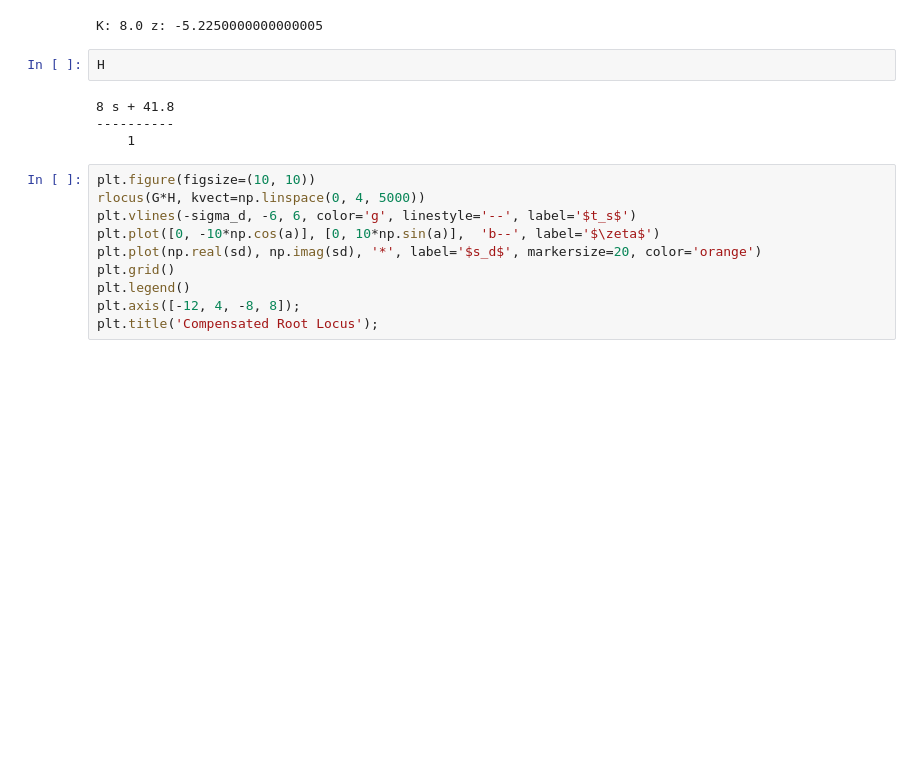
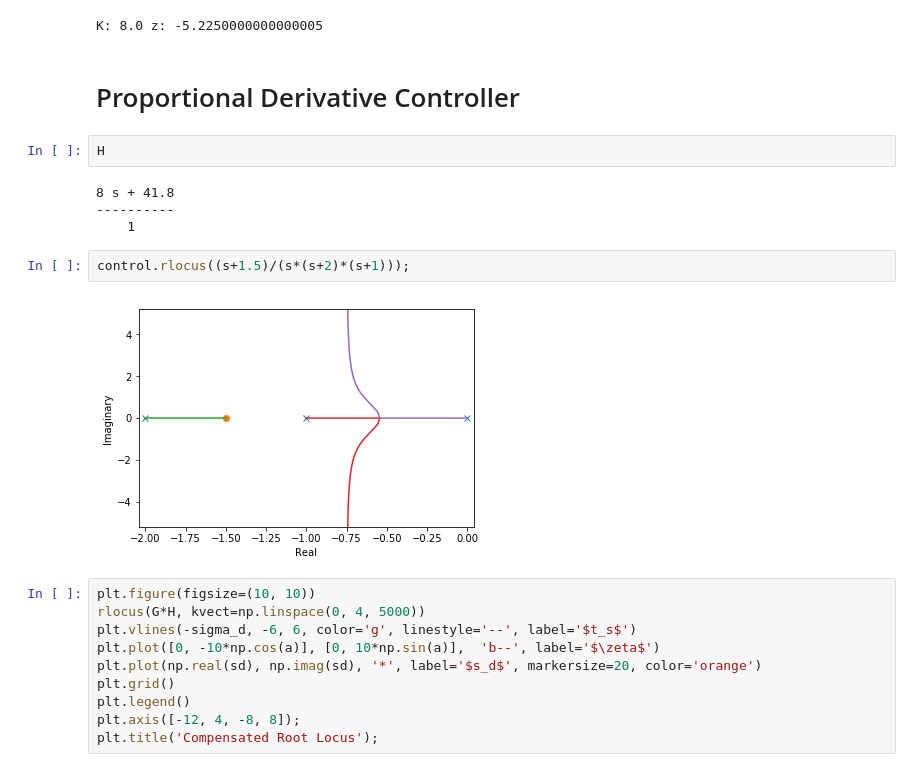
Before and after one commit to jgoppert/aae364_notebook, a Jupyter notebook: Pendulum.ipynb, the cells around one changed output. Cells and saved outputs as stored; diff of their text form; blank space fills up the shorter version.

```diff
--- a/Pendulum.ipynb
+++ b/Pendulum.ipynb
@@ -144,12 +144,18 @@ H = C*K
 print('K:', K, 'z:', z)
 # %% [output]
 K: 8.0 z: -5.2250000000000005
+# %% [markdown]
+# Proportional Derivative Controller
 # %%
 H
 # %% [output]
 8 s + 41.8
 ----------
     1
+# %%
+control.rlocus((s+1.5)/(s*(s+2)*(s+1)));
+# %% [output]
+[figure, added]
 # %%
 plt.figure(figsize=(10, 10))
 rlocus(G*H, kvect=np.linspace(0, 4, 5000))
```
Also changed, not shown: parts of 1 cell of this notebook, 2 other files.
